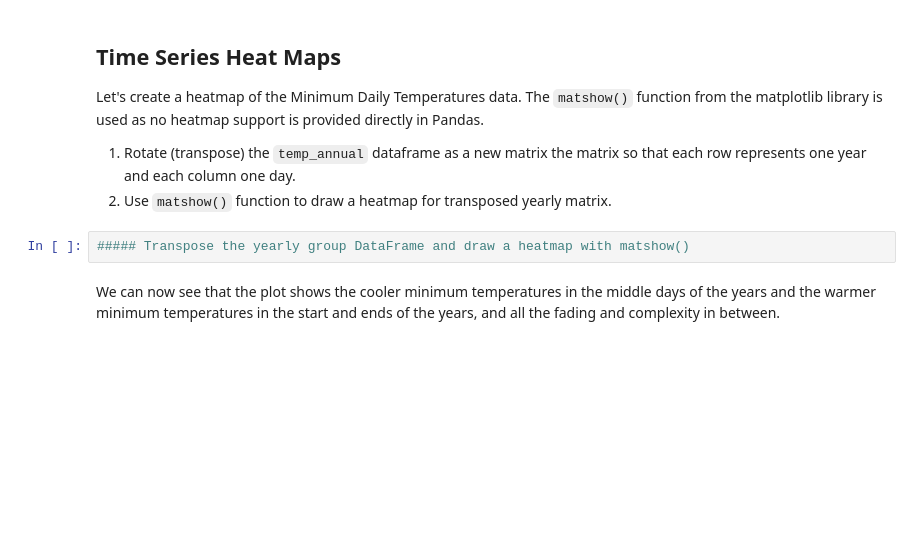
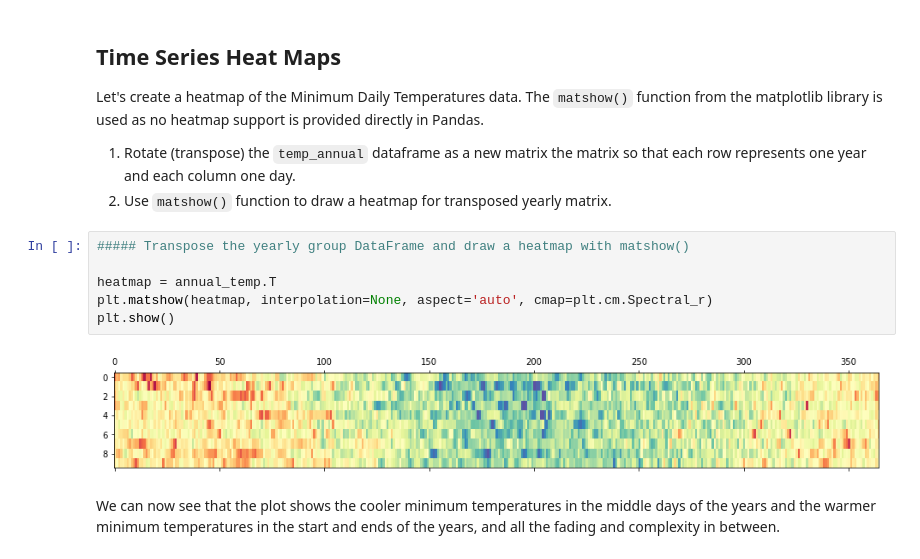
Before and after one commit to nikolholicka/curriculum, a Jupyter notebook: mod4/section31/dsc-visualizing-time-series-data-lab-online-ds-pt-041519/index.ipynb, the cells around one changed output. Cells and saved outputs as stored; diff of their text form; blank space fills up the shorter version.

```diff
--- a/mod4/section31/dsc-visualizing-time-series-data-lab-online-ds-pt-041519/index.ipynb
+++ b/mod4/section31/dsc-visualizing-time-series-data-lab-online-ds-pt-041519/index.ipynb
@@ -165,6 +190,12 @@ Let's create a heatmap of the Minimum Daily Temperatures data. The `matshow()` f
 2. Use `matshow()` function to draw a heatmap for transposed yearly matrix.
 # %%
 ##### Transpose the yearly group DataFrame and draw a heatmap with matshow()
+
+heatmap = annual_temp.T
+plt.matshow(heatmap, interpolation=None, aspect='auto', cmap=plt.cm.Spectral_r)
+plt.show()
+# %% [output]
+[figure, added]
 # %% [markdown]
 We can now see that the plot shows the cooler minimum temperatures in the middle days of the years and the warmer minimum temperatures in the start and ends of the years, and all the fading and complexity in between.
 # %% [markdown]
```
Also changed, not shown: parts of 3 cells of this notebook.
